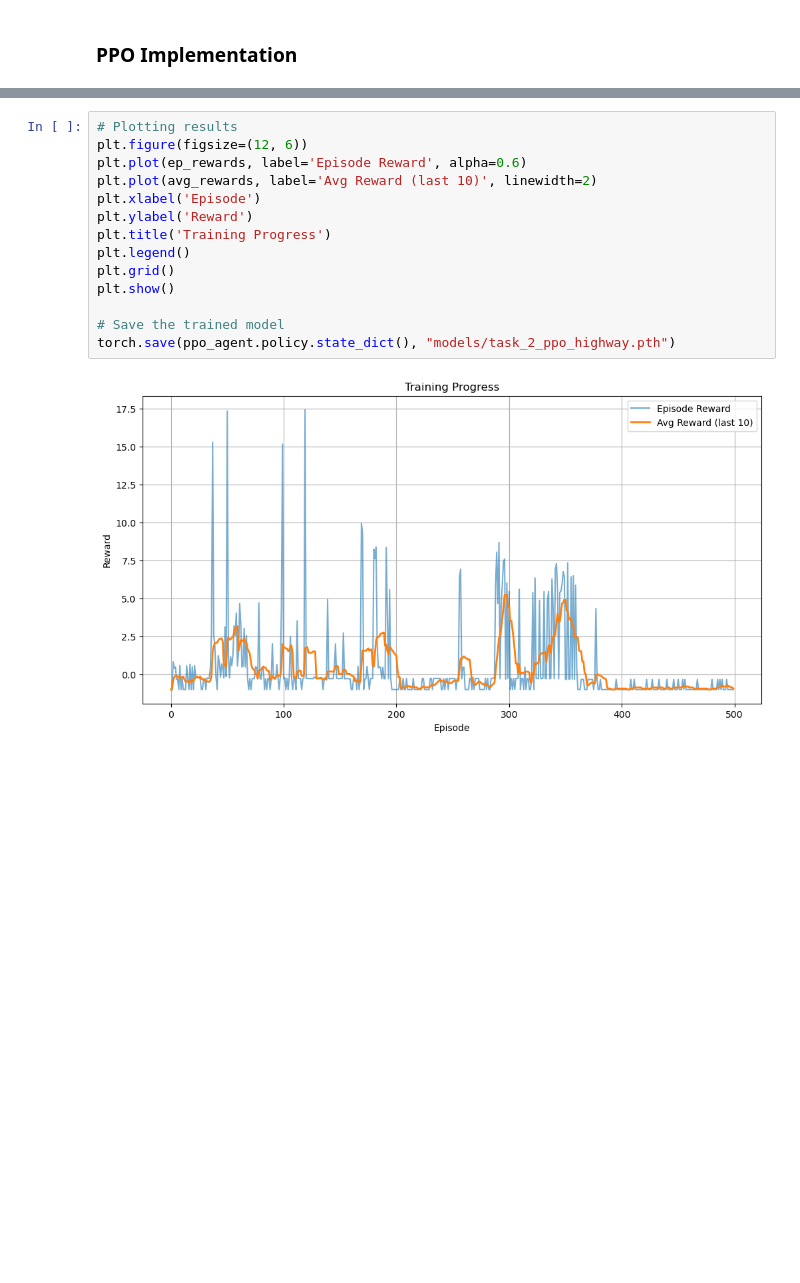
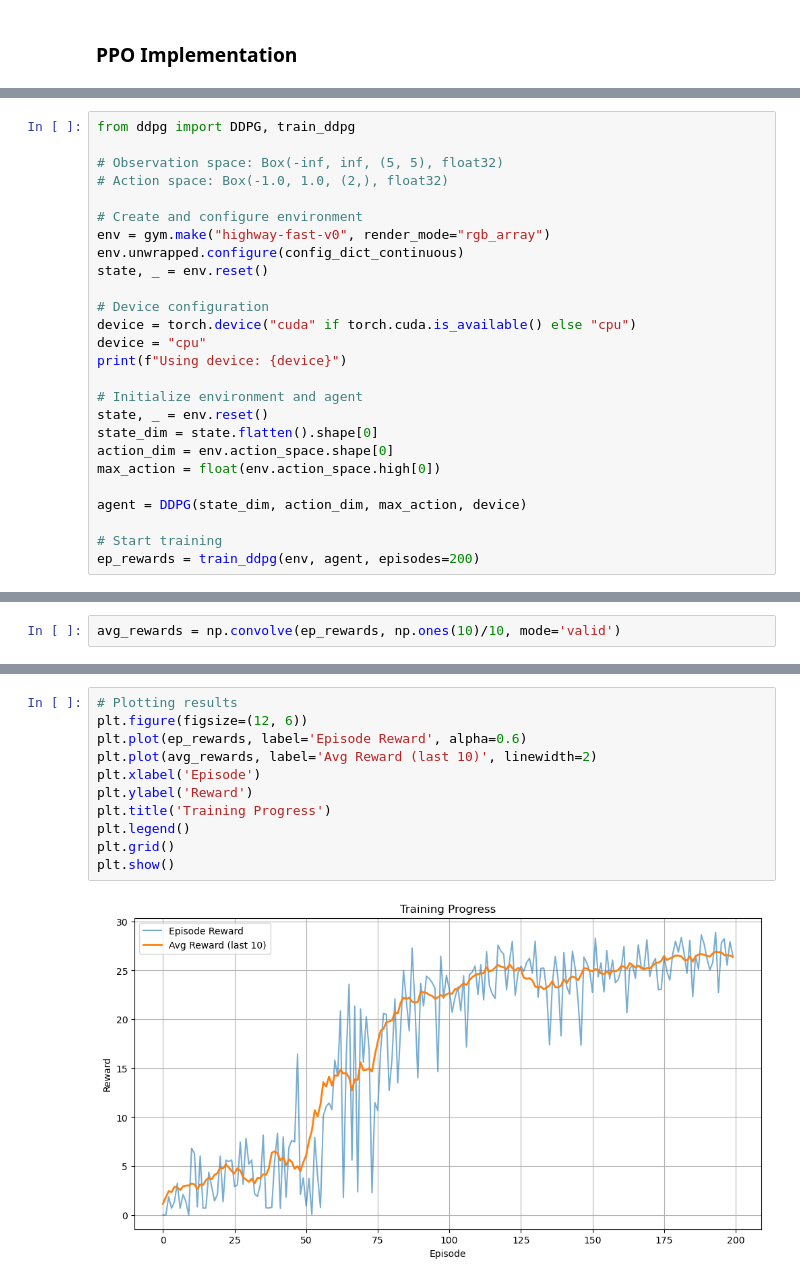
Before and after one commit to louislhotte/highway-RL-cs-2025, a Jupyter notebook: task_2.ipynb, the cells around one changed output, grey strips where cells are left out. Saved outputs shown, nothing was run; the diff lists cells and outputs as text; blank space fills up the shorter version.

```diff
--- a/task_2.ipynb
+++ b/task_2.ipynb
@@ -296,0 +294,26 @@ ValueError: The right-most size of value must match event_shape: torch.Size([100
+# %%
+from ddpg import DDPG, train_ddpg
+
+# Observation space: Box(-inf, inf, (5, 5), float32)
+# Action space: Box(-1.0, 1.0, (2,), float32)
+
+# Create and configure environment
+env = gym.make("highway-fast-v0", render_mode="rgb_array")
+env.unwrapped.configure(config_dict_continuous)
+state, _ = env.reset()
+
+# Device configuration
+device = torch.device("cuda" if torch.cuda.is_available() else "cpu")
+device = "cpu"
+print(f"Using device: {device}")
+
+# Initialize environment and agent
+state, _ = env.reset()
+state_dim = state.flatten().shape[0]
+action_dim = env.action_space.shape[0]
+max_action = float(env.action_space.high[0])
+
+agent = DDPG(state_dim, action_dim, max_action, device)
+
+# Start training
+ep_rewards = train_ddpg(env, agent, episodes=200)
@@ -296,0 +338,2 @@ ValueError: The right-most size of value must match event_shape: torch.Size([100
+# %%
+avg_rewards = np.convolve(ep_rewards, np.ones(10)/10, mode='valid')
@@ -297,16 +353,13 @@ ValueError: The right-most size of value must match event_shape: torch.Size([100
 # %%
 # Plotting results
 plt.figure(figsize=(12, 6))
 plt.plot(ep_rewards, label='Episode Reward', alpha=0.6)
 plt.plot(avg_rewards, label='Avg Reward (last 10)', linewidth=2)
 plt.xlabel('Episode')
 plt.ylabel('Reward')
 plt.title('Training Progress')
 plt.legend()
 plt.grid()
 plt.show()
-
-# Save the trained model
-torch.save(ppo_agent.policy.state_dict(), "models/task_2_ppo_highway.pth")
 # %% [output]
-[figure, old version]
+[figure, new version]
```
Also changed, not shown: parts of 18 cells of this notebook, 19 other files.
